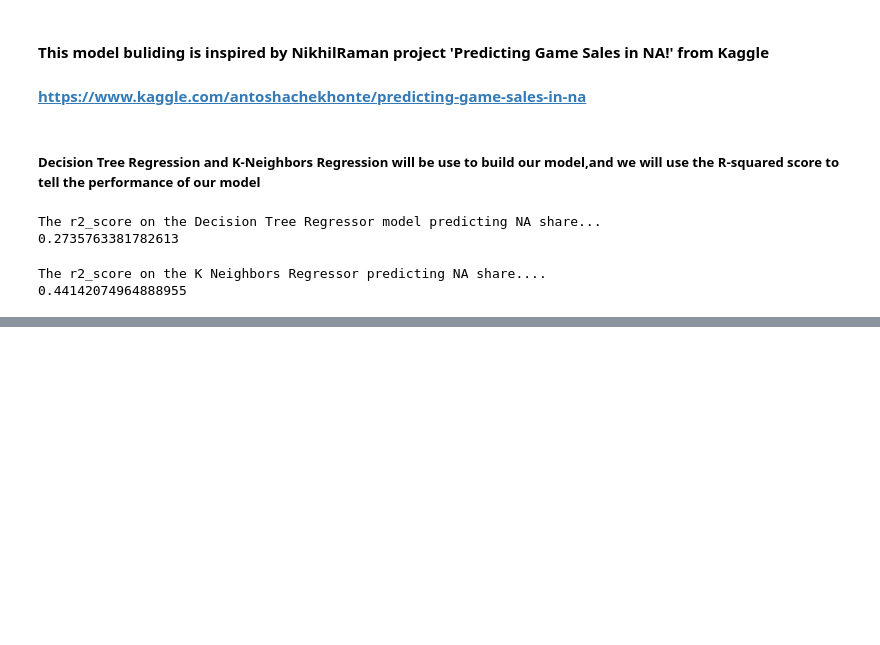
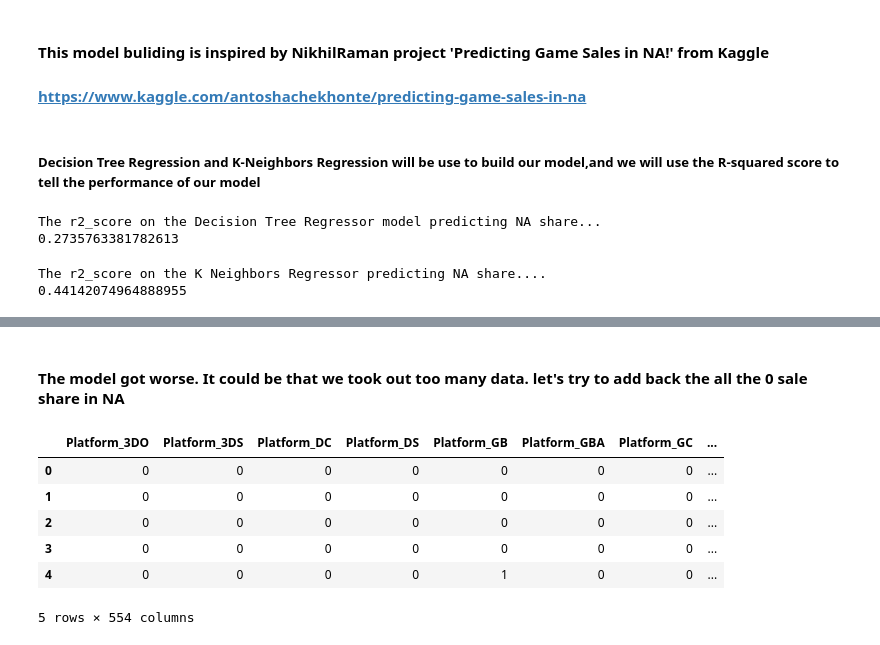
Before and after one commit to albert6051/csc59970-project, a Jupyter notebook: Predicting_NASalesShare.ipynb, the cells around one changed output, grey strips where cells are left out. Drawn from its saved outputs; the diff is of its cells as text; code cells hidden in the pictures; blank space fills up the shorter version.

```diff
--- a/CSc59970 project.ipynb
+++ b/Predicting_NASalesShare.ipynb
@@ -168,0 +278,27 @@ The r2_score on the K Neighbors Regressor predicting NA share....
+# %% [markdown]
+#### The model got worse. It could be that we took out too many data. let's try to add back the all the 0 sale share in NA
+# %%
+# create features and target of our model
+features = df95.drop(['Rank', 'Name', 'NA_Sales', 'EU_Sales', 'JP_Sales', 'Other_Sales', 'Global_Sales', 'NA_share', 'EU_share', 'JP_share', 'Other_share' ], axis = 1)
+naShare = df95['NA_share']
+# %%
+# process our features to numeric values to fit our model since most of the require numeric values
+
+num_features = pd.DataFrame(index = features.index)
+
+for col, col_data in features.iteritems():
+
+    if col_data.dtype == object:
+        col_data = pd.get_dummies(col_data, prefix = col)
+    num_features = num_features.join(col_data)
+
+features = num_features
+display(features[:5])
+# %% [output]
+|  | Platform_3DO | Platform_3DS | Platform_DC | Platform_DS | Platform_GB | Platform_GBA | Platform_GC | ... |
+| 0 | 0 | 0 | 0 | 0 | 0 | 0 | 0 | ... |
+| 1 | 0 | 0 | 0 | 0 | 0 | 0 | 0 | ... |
+| 2 | 0 | 0 | 0 | 0 | 0 | 0 | 0 | ... |
+| 3 | 0 | 0 | 0 | 0 | 0 | 0 | 0 | ... |
+| 4 | 0 | 0 | 0 | 0 | 1 | 0 | 0 | ... |
+5 rows × 554 columns
```
Also changed, not shown: parts of 20 cells of this notebook.
